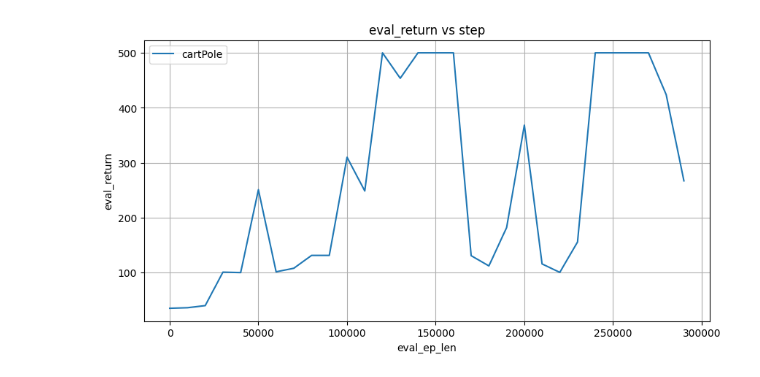
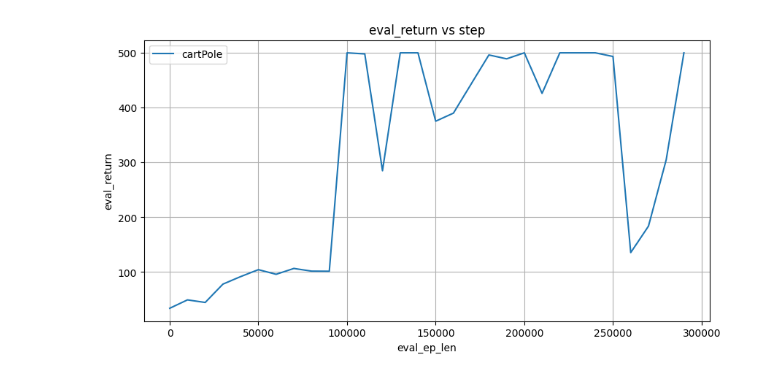
Before and after one commit to ShaanSinghGill/homework_fall2023, a Jupyter notebook: hw3/plots.ipynb, the cells around one changed output. Cells and saved outputs as stored; diff of their text form; code cells hidden in the pictures.

```diff
--- a/hw3/plots.ipynb
+++ b/hw3/plots.ipynb
@@ -4,19 +4,19 @@ from tensorboard.backend.event_processing import event_accumulator
 import matplotlib.pyplot as plt
 import numpy as np
 # %%
-log_file = 'data/hw3_dqn_dqn_CartPole-v1_s64_l2_d0.99_04-10-2023_23-25-46' # Replace with the path to your event log directory
+log_file = 'data/hw3_dqn_dqn_CartPole-v1_s64_l2_d0.99_05-10-2023_17-59-00' # Replace with the path to your event log directory
 event_acc = event_accumulator.EventAccumulator(log_file)
 event_acc.Reload()
 tags = event_acc.Tags()
 evals = [v.value for v in event_acc.Scalars('eval_return')]
 steps = [v.step for v in event_acc.Scalars('eval_return')]
 plt.figure(figsize=(10, 5))
 plt.plot(steps, evals, label='cartPole')
 plt.xlabel('eval_ep_len')
 plt.ylabel('eval_return')
 plt.title('eval_return vs step')
 plt.legend()
 plt.grid(True)
 plt.show()
 # %% [output]
-[figure, old version]
+[figure, new version]
```
Also changed, not shown: parts of 11 cells of this notebook, 16 other files.
